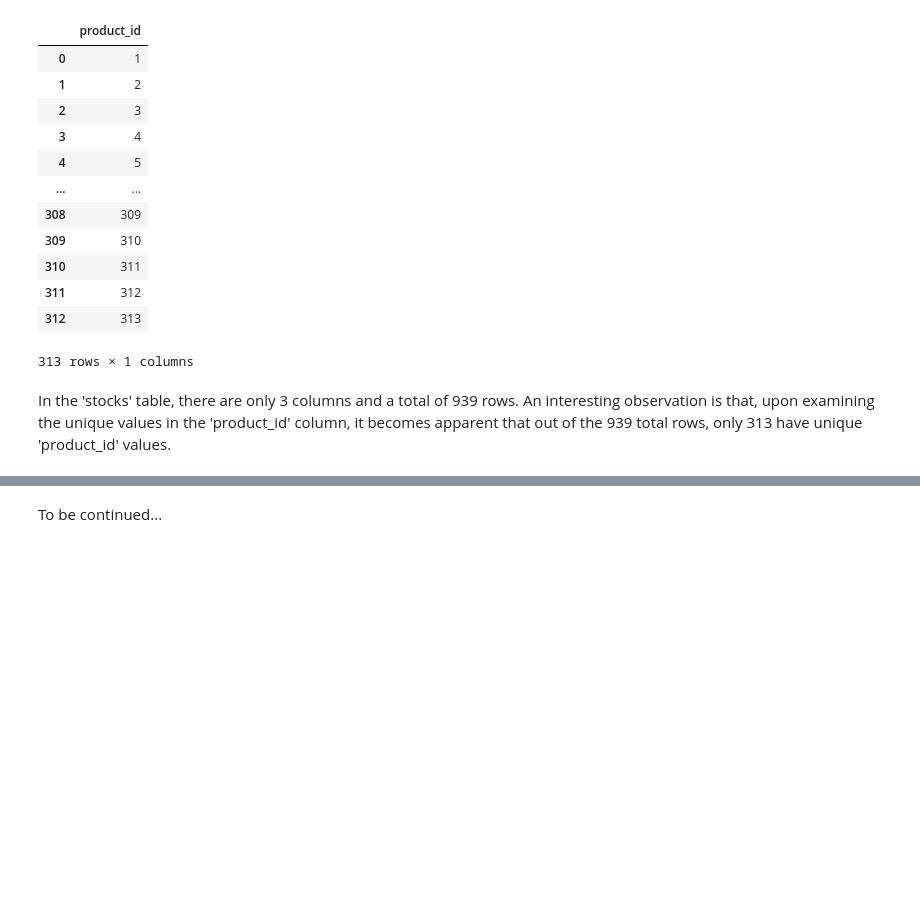
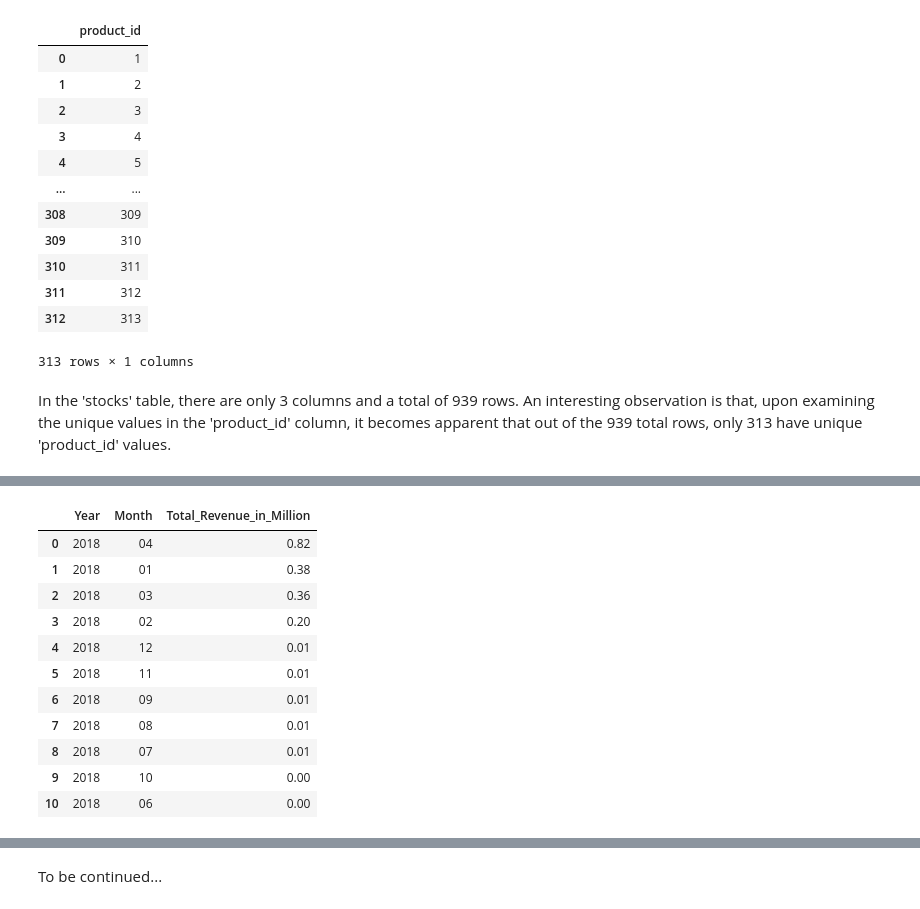
Before and after one commit to DiogocViana/Retail-Bike-Store-SQL-Notebook, a Jupyter notebook: Retail Bike Store.ipynb, the cells around one changed output, grey strips where cells are left out. Cells and saved outputs as stored; diff of their text form; code cells hidden in the pictures; blank space fills up the shorter version.

```diff
--- a/Retail Bike Store.ipynb
+++ b/Retail Bike Store.ipynb
@@ -423,0 +607,40 @@ In the 'stocks' table, there are only 3 columns and a total of 939 rows. An inte
+# %%
+query = '''
+WITH total_sale AS (
+    SELECT
+        strftime('%Y', ot.order_date) AS Year,
+        strftime('%m', ot.order_date) AS Month,
+        oi.product_id,
+        oi.quantity,
+        oi.list_price,
+        oi.discount,
+        ((oi.quantity * oi.list_price) * (1 - oi.discount)) AS total_sale_product
+    FROM order_items AS oi
+    LEFT JOIN orders AS ot ON oi.order_id = ot.order_id
+)
+
+SELECT
+    Year,
+    Month,
+    ROUND(SUM(total_sale_product)/1000000, 2) AS Total_Revenue_in_Million
+FROM total_sale
+WHERE Year= '2018'
+GROUP BY Year, Month
+ORDER BY Year, Total_Revenue_in_Million DESC;
+'''
+
+df = pd.read_sql_query(query, connection)
+df
+# %% [output]
+|  | Year | Month | Total_Revenue_in_Million |
+| 0 | 2018 | 04 | 0.82 |
+| 1 | 2018 | 01 | 0.38 |
+| 2 | 2018 | 03 | 0.36 |
+| 3 | 2018 | 02 | 0.20 |
+| 4 | 2018 | 12 | 0.01 |
+| 5 | 2018 | 11 | 0.01 |
+| 6 | 2018 | 09 | 0.01 |
+| 7 | 2018 | 08 | 0.01 |
+| 8 | 2018 | 07 | 0.01 |
+| 9 | 2018 | 10 | 0.00 |
+| 10 | 2018 | 06 | 0.00 |
```
Also changed, not shown: parts of 13 cells of this notebook.
